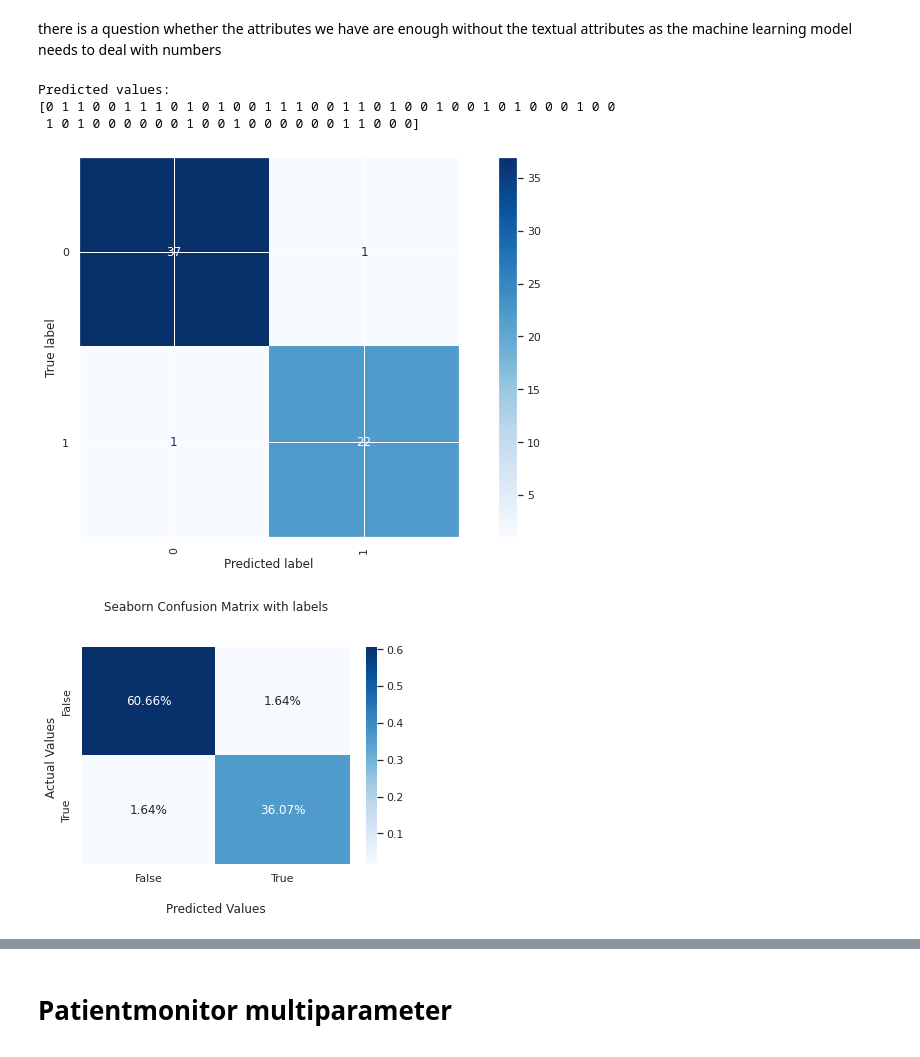
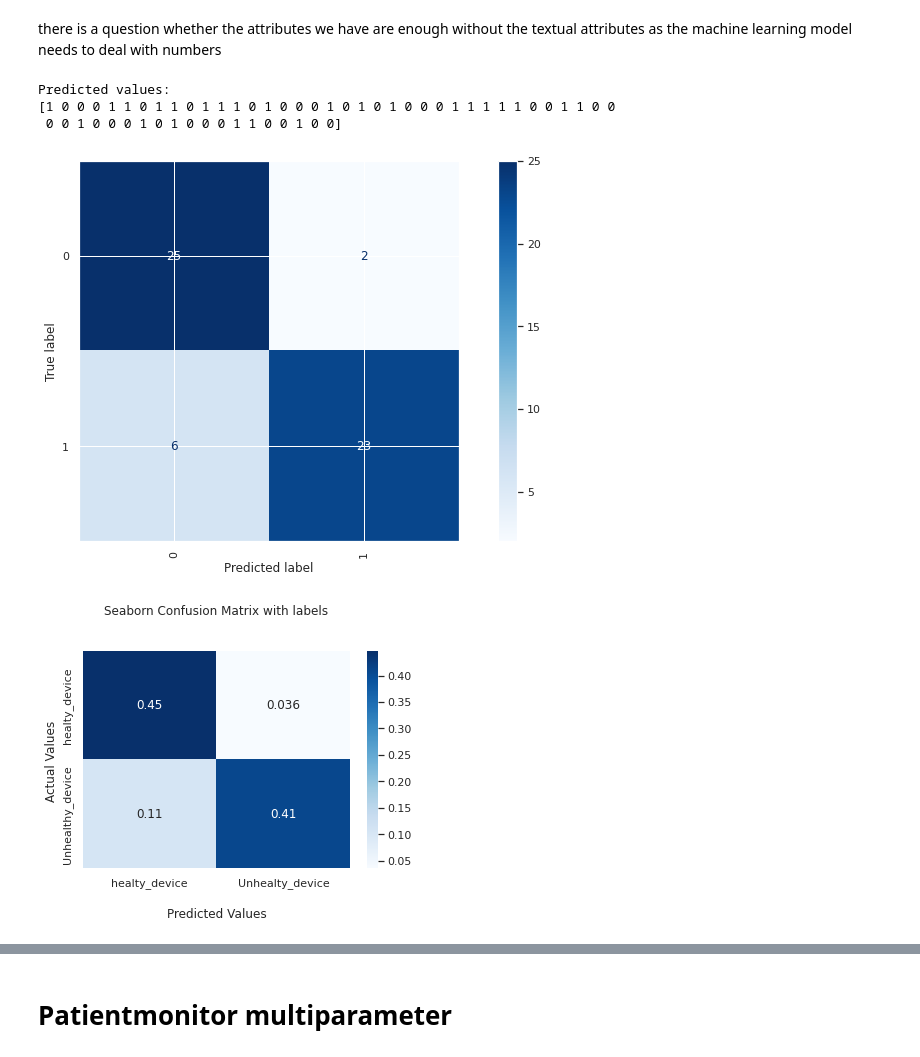
Before and after one commit to moze90/Thesis2022, a Jupyter notebook: master_Thesis_2022.ipynb, the cells around one changed output, grey strips where cells are left out. Drawn from its saved outputs; the diff is of its cells as text; code cells hidden in the pictures.

```diff
--- a/master_Thesis_2022.ipynb
+++ b/master_Thesis_2022.ipynb
@@ -313,0 +342,2 @@ data_anes.head(3)
+# %%
+no_outlier_aneshos1=data_anes.loc[data_anes['Equip.reg_date']>='1980-01-01']
@@ -341,6 +401,6 @@ data_anes.describe()
 # %%
-data_anes["Label"]= np.where(data_anes['Meantime']<=249, 1, 0)
-data_anes.head(5)
+no_outlier_aneshos1["Label"]= np.where(no_outlier_aneshos1['Meantime']<=272, 1, 0)
+no_outlier_aneshos1.head(3)
 # %% [output]
 |  | Equip.reg_date | Scrapped_date | Cost | Brand | Model | cal.Risk | Latest_WO | Count_WO | Meantime | ... |
 | dev |  |  |  |  |  |  |  |  |  | ... |
@@ -481,5 +530,5 @@ from sklearn.metrics import classification_report
 from sklearn.metrics import ConfusionMatrixDisplay
 from sklearn import tree
 # %%
-X=data_anes.drop(["Label","Equip.reg_date","Scrapped_date","Latest_WO","Latest_PM","Brand","Model","Meantime"],axis=1)
-Y=data_anes["Label"].copy()
+X=no_outlier_aneshos1.drop(["Label","Equip.reg_date","Scrapped_date","Latest_WO","Latest_PM","Brand","Model","Meantime"],axis=1)
+Y=no_outlier_aneshos1["Label"].copy()
@@ -531,5 +580,5 @@ print("Predicted values:")
 print(y_pred)
 # %% [output]
 Predicted values:
-[0 1 1 0 0 1 1 1 0 1 0 1 0 0 1 1 1 0 0 1 1 0 1 0 0 1 0 0 1 0 1 0 0 0 1 0 0
- 1 0 1 0 0 0 0 0 0 1 0 0 1 0 0 0 0 0 0 1 1 0 0 0]
+[1 0 0 0 1 1 0 1 1 0 1 1 1 0 1 0 0 0 1 0 1 0 1 0 0 0 1 1 1 1 1 0 0 1 1 0 0
+ 0 0 1 0 0 0 1 0 1 0 0 0 1 1 0 0 1 0 0]
@@ -542,23 +593,22 @@ plt.gcf().set_size_inches(14,7)
 plt.xticks(rotation = 90) # Rotates X-Axis Ticks by 45-degrees
 plt.show()
 # %% [output]
-[figure, old version]
+[figure, new version]
 # %%
-ax = sns.heatmap(cm/np.sum(cm), annot=True,
-            fmt='.2%', cmap='Blues')
+ax = sns.heatmap(cm/np.sum(cm), annot=True,cmap='Blues')
 
 ax.set_title('Seaborn Confusion Matrix with labels\n\n');
 ax.set_xlabel('\nPredicted Values')
 ax.set_ylabel('Actual Values ');
 
 ## Ticket labels - List must be in alphabetical order
-ax.xaxis.set_ticklabels(['False','True'])
-ax.yaxis.set_ticklabels(['False','True'])
+ax.xaxis.set_ticklabels(['healty_device','Unhealty_device'])
+ax.yaxis.set_ticklabels(['healty_device','Unhealthy_device'])
 
 ## Display the visualization of the Confusion Matrix.
 plt.show()
 # %% [output]
-[figure, old version]
+[figure, new version]
 # %%
 fn=["Cost","cal.Risk","Count_WO","Count_PM","Meantime_PM","V1","V2","V3","age"]
 cn=["1-unhealthy","0healthy"]
```
Also changed, not shown: parts of 90 cells of this notebook.
